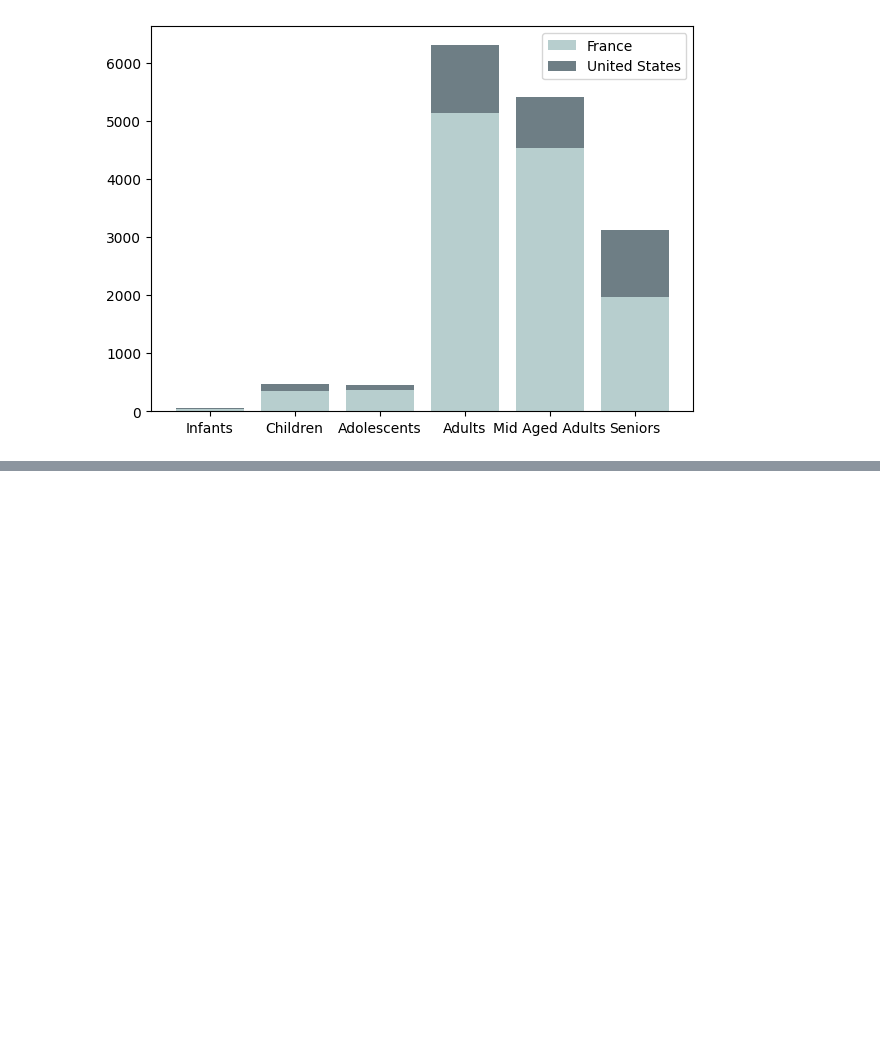
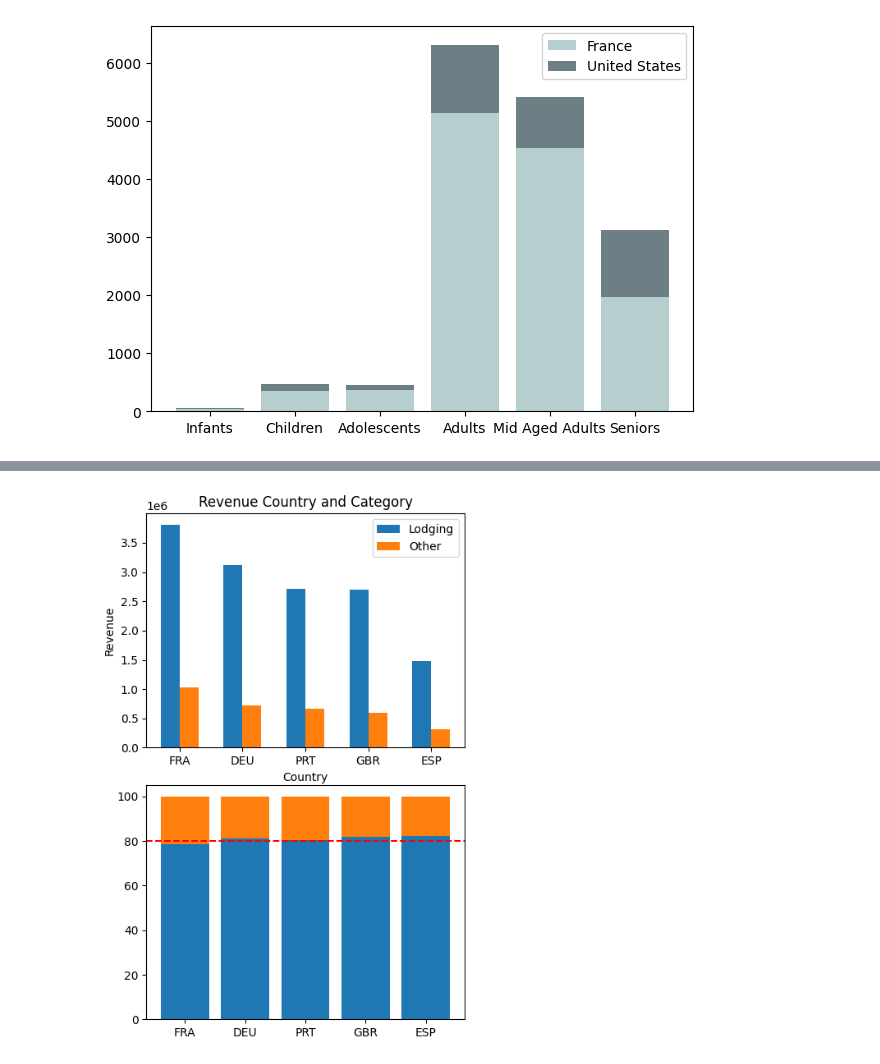
Before and after one commit to HariSudhan76/DataVisualization, a Jupyter notebook: MatplotlibBasics.ipynb, the cells around one changed output, grey strips where cells are left out. Cells and saved outputs as stored; diff of their text form; code cells hidden in the pictures; blank space fills up the shorter version.

```diff
--- a/MatplotlibBasics.ipynb
+++ b/MatplotlibBasics.ipynb
@@ -173,0 +206,32 @@ plt.show()
+# %%
+rev = hotel[["Nationality","LodgingRevenue","OtherRevenue"]].loc[hotel["Nationality"].isin(["FRA","DEU","PRT","GBR","ESP"])]
+h_rev = (rev.groupby("Nationality")
+        .agg({"LodgingRevenue":"sum","OtherRevenue":"sum"})
+        .sort_values("LodgingRevenue",ascending=False)
+)
+gr2 = h_rev.apply(lambda x: x*100/sum(x),axis=1)
+
+fig, ax = plt.subplots(2,figsize=(5,8))
+plt.subplots_adjust(hspace=.16)
+width = .3
+x1 = np.arange(len(h_rev))
+x2 = [x+width for x in x1]
+ax[0].bar(x1,h_rev.LodgingRevenue,width=width,label="Lodging")
+ax[0].bar(x2,h_rev.OtherRevenue,width=width,label="Other")
+ax[0].set_xticks((x1+x2)/2)
+ax[0].set_xticklabels(h_rev.index)
+ax[0].set_ylabel("Revenue")
+ax[0].set_xlabel("Country")
+ax[0].set_title("Revenue Country and Category")
+
+ax[1].bar(gr2.index,gr2.LodgingRevenue,label="lodging")
+ax[1].bar(gr2.index,gr2.OtherRevenue,label="Other",bottom=gr2.LodgingRevenue)
+ax[1].axhline(80,0,1,c="red",ls="--")
+ax[0].legend(bbox_to_anchor=(1,1))
+
+
+
+
+plt.show()
+# %% [output]
+[figure, added]
```
Also changed, not shown: parts of 6 cells of this notebook.
